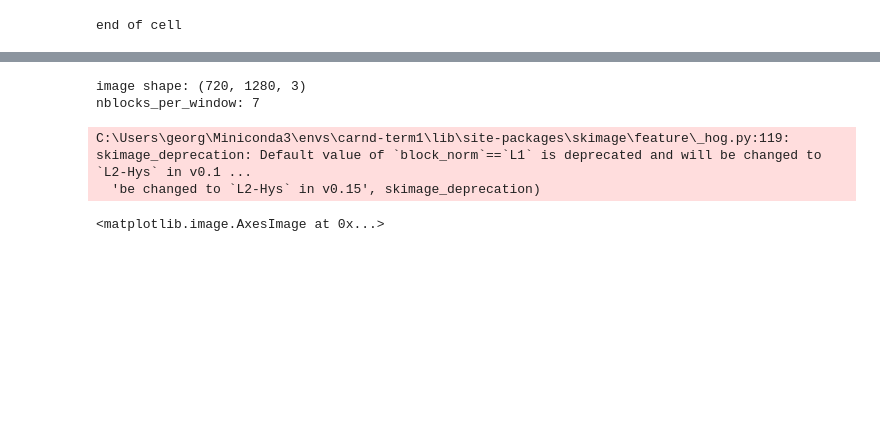
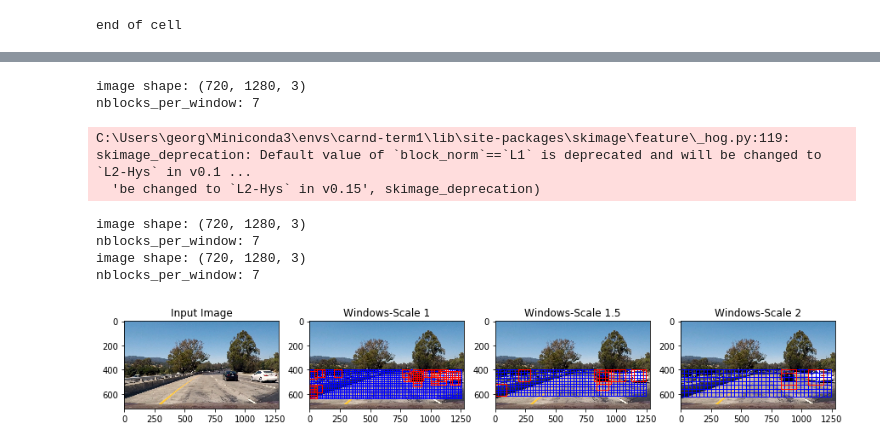
Before and after one commit to Geordio/CarND-Vehicle-Detection, a Jupyter notebook: solution.ipynb, the cells around one changed output, grey strips where cells are left out. Drawn from its saved outputs; the diff is of its cells as text; code cells hidden in the pictures; blank space fills up the shorter version.

```diff
--- a/solution.ipynb
+++ b/solution.ipynb
@@ -222,6 +224,8 @@ def convert_color(img, cspace='YCrCb'):
             return cv2.cvtColor(img, cv2.COLOR_RGB2YUV)
         elif cspace == 'YCrCb':
             return cv2.cvtColor(img, cv2.COLOR_RGB2YCrCb)
+    else:
+        return np.copy(img)
 # %%
 # Define a function to compute binned color features
 def bin_spatial(img, size=(32, 32)):
@@ -661,8 +690,6 @@ def find_cars(img, ystart, ystop, scale, svc, X_scaler, orient, pix_per_cell, ce
             xpos = xb*cells_per_step
             # Extract HOG for this patch
             hog_feat1 = hog1[ypos:ypos+nblocks_per_window, xpos:xpos+nblocks_per_window].ravel()
-
-
             hog_feat2 = hog2[ypos:ypos+nblocks_per_window, xpos:xpos+nblocks_per_window].ravel()
             hog_feat3 = hog3[ypos:ypos+nblocks_per_window, xpos:xpos+nblocks_per_window].ravel()
             hog_features = np.hstack((hog_feat1, hog_feat2, hog_feat3))
@@ -702,35 +729,68 @@ def find_cars(img, ystart, ystop, scale, svc, X_scaler, orient, pix_per_cell, ce
                 # win_draw = np.int(window*scale)
                 # cv2.rectangle(draw_img,(xbox_left, ytop_draw+ystart),(xbox_left+win_draw,ytop_draw+win_draw+ystart),(0,0,255),6)
                 rect = Rect(xbox_left, ytop_draw, win_draw)
                 posi_rec.append(rect)
             else:
                 rect = Rect(xbox_left, ytop_draw, win_draw)
                 negi_rec.append(rect)
 
     for rect in negi_rec:
         xbox_left = rect.xbox_left
         ytop_draw = rect.ytop_draw
         win_draw = rect.win_draw
         cv2.rectangle(draw_img ,(xbox_left, ytop_draw+ystart),(xbox_left+win_draw,ytop_draw+win_draw+ystart),(0,0,255),6)
 
     for rect in posi_rec:
         xbox_left = rect.xbox_left
         ytop_draw = rect.ytop_draw
         win_draw = rect.win_draw
-        cv2.rectangle(draw_img ,(xbox_left, ytop_draw+ystart),(xbox_left+win_draw,ytop_draw+win_draw+ystart),(0,0,255),6)
+        cv2.rectangle(draw_img ,(xbox_left, ytop_draw+ystart),(xbox_left+win_draw,ytop_draw+win_draw+ystart),(255,0,0),6)
 
-    return draw_img
+    return draw_img, posi_rec, negi_rec
 
 ystart = 400
 ystop = 656
 scale = 1
+posi_rec_1=[]
+negi_rec_1=[]
+out_img_1, posi_rec_1, negi_rec_1 = find_cars(img, ystart, ystop, scale, svc, X, orient, pix_per_cell, cell_per_block, spatial_size, hist_bins)
 
-out_img = find_cars(img, ystart, ystop, scale, svc, X, orient, pix_per_cell, cell_per_block, spatial_size, hist_bins)
+scale = 1.5
+posi_rec_15=[]
+negi_rec_15=[]
+out_img_15, posi_rec_15, negi_rec_15 = find_cars(img, ystart, ystop, scale, svc, X, orient, pix_per_cell, cell_per_block, spatial_size, hist_bins)
 
-plt.imshow(out_img)
+scale = 2
+posi_rec_2=[]
+negi_rec_2=[]
+out_img_2, posi_rec_2, negi_rec_2 = find_cars(img, ystart, ystop, scale, svc, X, orient, pix_per_cell, cell_per_block, spatial_size, hist_bins)
+
+# plt.imshow(out_img)
+
+fig = plt.figure()
+fig.set_figheight(15)
+fig.set_figwidth(15)
+plt.subplot(141)
+plt.imshow(img)
+plt.title('Input Image')
+plt.subplot(142)
+plt.imshow(out_img_1)
+plt.title('Windows-Scale 1')
+plt.subplot(143)
+plt.imshow(out_img_15)
+plt.title('Windows-Scale 1.5')
+plt.subplot(144)
+plt.imshow(out_img_2)
+plt.title('Windows-Scale 2')
+# fig.tight_layout()
+plt.savefig('./output_images/windows_all.png',bbox_inches='tight')
 # %% [output]
 image shape: (720, 1280, 3)
 nblocks_per_window: 7
 C:\Users\georg\Miniconda3\envs\carnd-term1\lib\site-packages\skimage\feature\_hog.py:119: skimage_deprecation: Default value of `block_norm`==`L1` is deprecated and will be changed to `L2-Hys` in v0.1 ...
   'be changed to `L2-Hys` in v0.15', skimage_deprecation)
-<matplotlib.image.AxesImage at 0x...>
+image shape: (720, 1280, 3)
+nblocks_per_window: 7
+image shape: (720, 1280, 3)
+nblocks_per_window: 7
+[figure, added]
```
Also changed, not shown: parts of 9 cells of this notebook.
